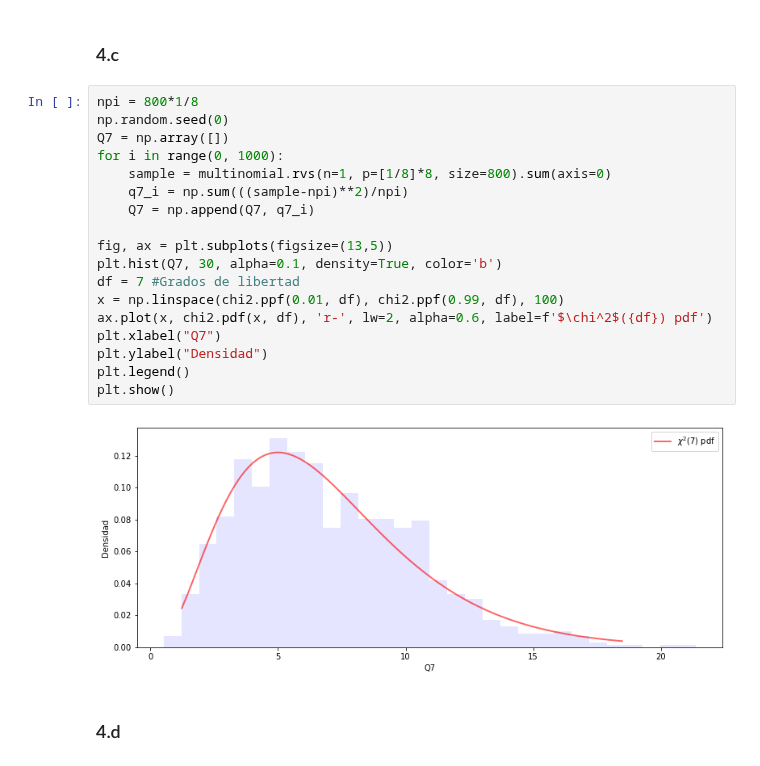
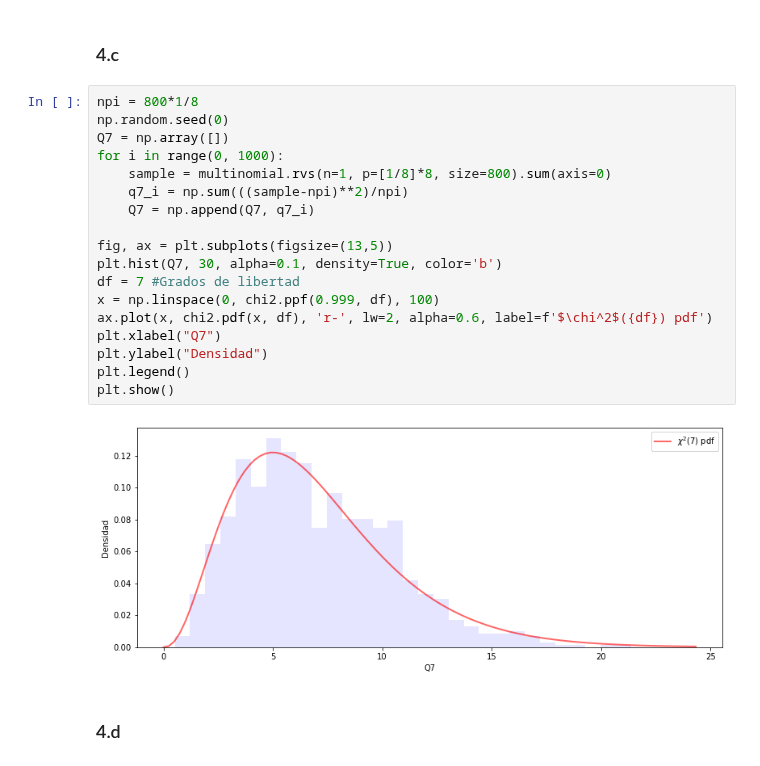
Before and after one commit to diegommezp28/codigos_estadistica, a Jupyter notebook: tarea4/tarea 4.ipynb, the cells around one changed output. Cells and saved outputs as stored; diff of their text form.

Commit message:
images adjust

```diff
--- a/tarea4/tarea 4.ipynb
+++ b/tarea4/tarea 4.ipynb
@@ -17,23 +17,23 @@ print(observaciones)
 # %%
 npi = 800*1/8
 np.random.seed(0)
 Q7 = np.array([])
 for i in range(0, 1000):
     sample = multinomial.rvs(n=1, p=[1/8]*8, size=800).sum(axis=0)
     q7_i = np.sum(((sample-npi)**2)/npi)
     Q7 = np.append(Q7, q7_i)
 
 fig, ax = plt.subplots(figsize=(13,5))
 plt.hist(Q7, 30, alpha=0.1, density=True, color='b')
 df = 7 #Grados de libertad
-x = np.linspace(chi2.ppf(0.01, df), chi2.ppf(0.99, df), 100)
+x = np.linspace(0, chi2.ppf(0.999, df), 100)
 ax.plot(x, chi2.pdf(x, df), 'r-', lw=2, alpha=0.6, label=f'$\chi^2$({df}) pdf')
 plt.xlabel("Q7")
 plt.ylabel("Densidad")
 plt.legend()
 plt.show()
 # %% [output]
-[figure, old version]
+[figure, new version]
 # %% [markdown]
 ### 4.d
 # %%
```
Also changed, not shown: parts of 1 cell of this notebook.
